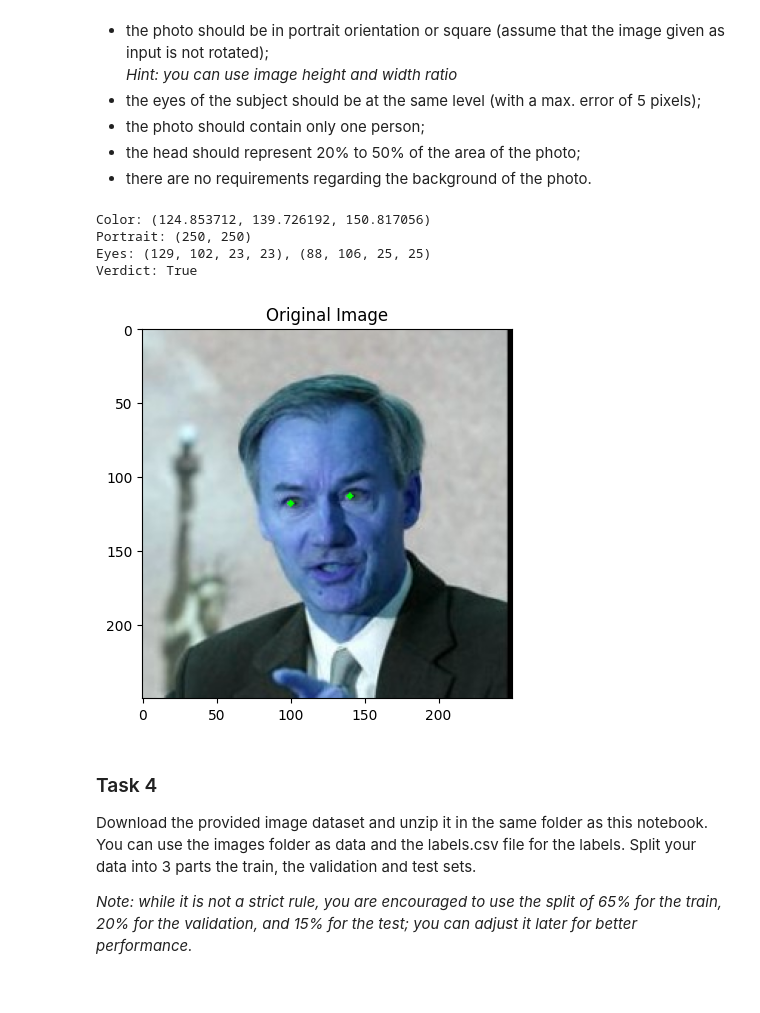
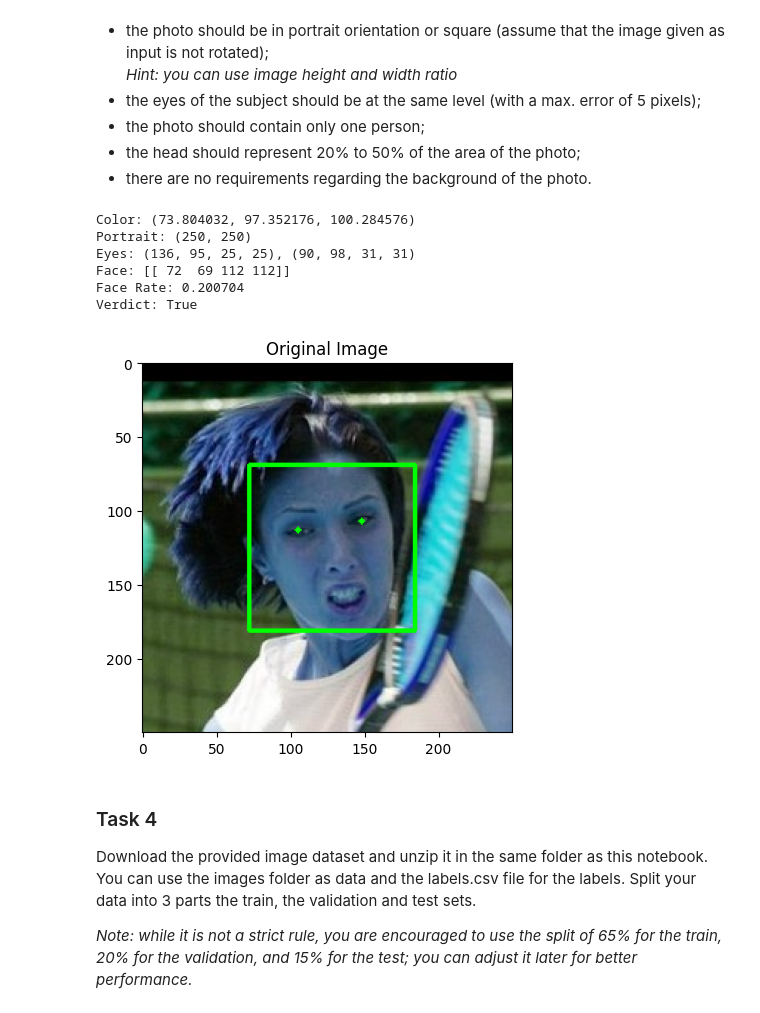
Before and after one commit to muffindud/FIA_Labs, a Jupyter notebook: lab5/main.ipynb, the cells around one changed output. Cells and saved outputs as stored; diff of their text form; code cells hidden in the pictures.

Commit message:
add task3 face and face rate check

```diff
--- a/lab5/main.ipynb
+++ b/lab5/main.ipynb
@@ -154,3 +164,20 @@ def check_eyes(img: cv2.typing.MatLike, level_px: int = 5) -> dict:
+# %%
+def check_face_ratio(img: cv2.typing.MatLike, min_img_rate: float = 0.2, max_image_rate: float = 0.5) -> dict:
+    face_cascade = cv2.CascadeClassifier(cv2.data.haarcascades + 'haarcascade_frontalface_default.xml')
+    gray = cv2.cvtColor(img, cv2.COLOR_BGR2GRAY)
+    faces = face_cascade.detectMultiScale(gray, 1.3, 5)
+    if len(faces) == 0:
+        return {
+            "verdict": False,
+            "face_rate": None
+        }
+    x, y, fw, fh = faces[0]
+    ih, iw = img.shape[:2]
+    face_rate = fw * fh / (ih * iw)
+    return {
+        "verdict": bool(min_img_rate <= face_rate <= max_image_rate),
+        "face_rate": face_rate
+    }
 # %%
 def check_for_passport(img: cv2.typing.MatLike, debug: bool = False) -> dict:
     color_check = check_color(img)
@@ -165,39 +192,61 @@ def check_for_passport(img: cv2.typing.MatLike, debug: bool = False) -> dict:
     if not eye_check["verdict"] and not debug:
         return False
 
+    face_check = check_one_face(img)
+    if not face_check["verdict"] and not debug:
+        return False
+
+    face_rate_check = check_face_ratio(img)
+    if not face_rate_check["verdict"] and not debug:
+        return False
+
     if debug:
         print(f"Color: {color_check['rgb']}")
         print(f"Portrait: {portrait_check['shape']}")
         print(f"Eyes: {eye_check['eye1']}, {eye_check['eye2']}")
+        print(f"Face: {face_check['face']}")
+        print(f"Face Rate: {face_rate_check['face_rate']}")
 
     return {
-        "verdict": color_check["verdict"] and portrait_check["verdict"] and eye_check["verdict"],
+        "verdict":
+            color_check["verdict"] and
+            portrait_check["verdict"] and
+            eye_check["verdict"] and
+            face_check["verdict"] and
+            face_rate_check["verdict"],
         "color": color_check["rgb"],
         "portrait": portrait_check["shape"],
-        "eyes": (eye_check["eye1"], eye_check["eye2"])
+        "eyes": (eye_check["eye1"], eye_check["eye2"]),
+        "face": face_check["face"],
+        "face_rate": face_rate_check["face_rate"]
     }
 # %%
 debug = True
-original_image_4 = cv2.imread(img_paths[6])
+original_image_4 = cv2.imread(img_paths[15])
 check = check_for_passport(original_image_4, debug=debug)
 print(f"Verdict: {check["verdict"]}")
 
 plt.title('Original Image')
 plt.axis('off')
 if debug:
     plt.axis('on')
     for eye in check["eyes"]:
         if eye is not None:
             x, y, w, h = eye
             cv2.circle(original_image_4, (x + w // 2, y + h // 2), 2, (0, 255, 0), -1)
+    for face in check["face"]:
+        x, y, w, h = face
+        cv2.rectangle(original_image_4, (x, y), (x + w, y + h), (0, 255, 0), 2)
 plt.imshow(original_image_4)
 plt.show()
 # %% [output]
-Color: (124.853712, 139.726192, 150.817056)
+Color: (73.804032, 97.352176, 100.284576)
 Portrait: (250, 250)
-Eyes: (129, 102, 23, 23), (88, 106, 25, 25)
+Eyes: (136, 95, 25, 25), (90, 98, 31, 31)
+Face: [[ 72  69 112 112]]
+Face Rate: 0.200704
 Verdict: True
-[figure, old version]
+[figure, new version]
 # %% [markdown]
 ### Task 4
 
```
Also changed, not shown: parts of 1 cell of this notebook.
